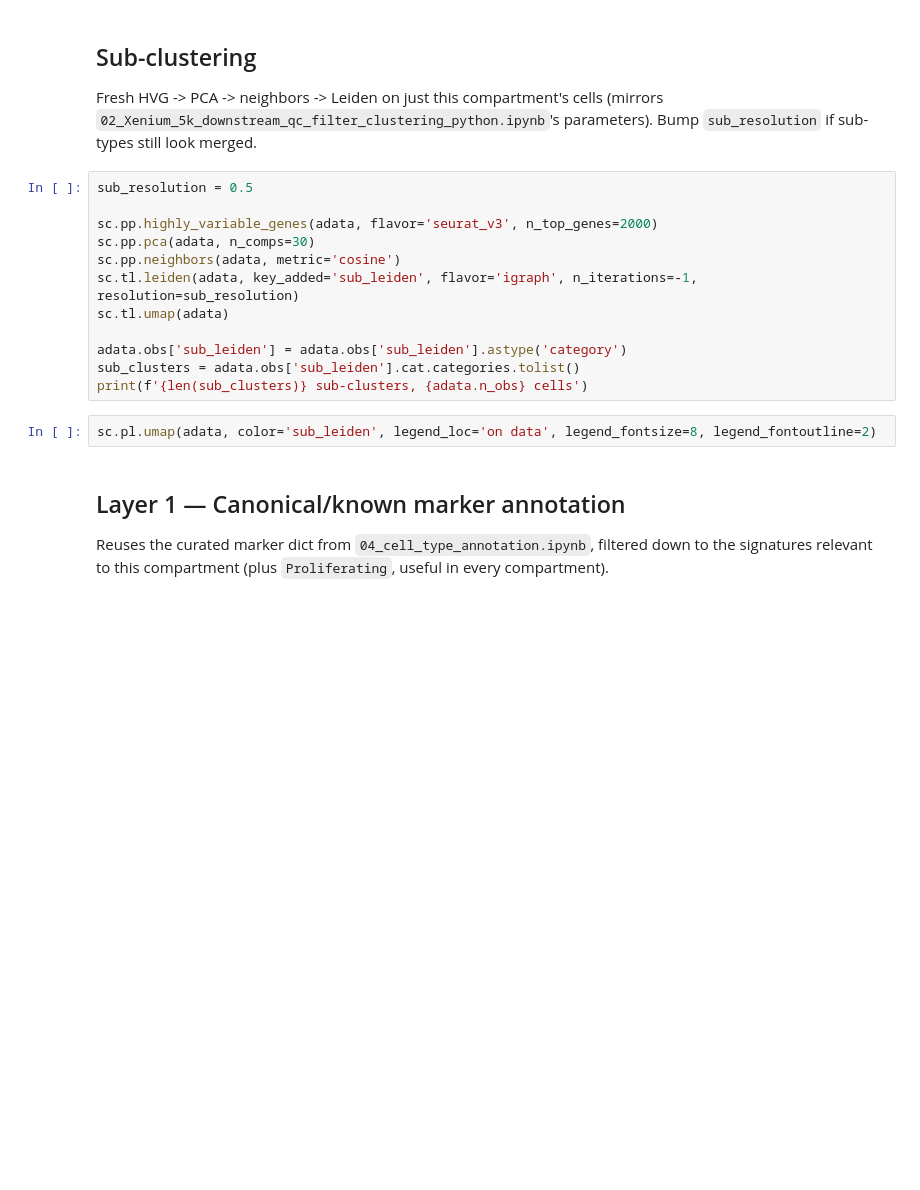
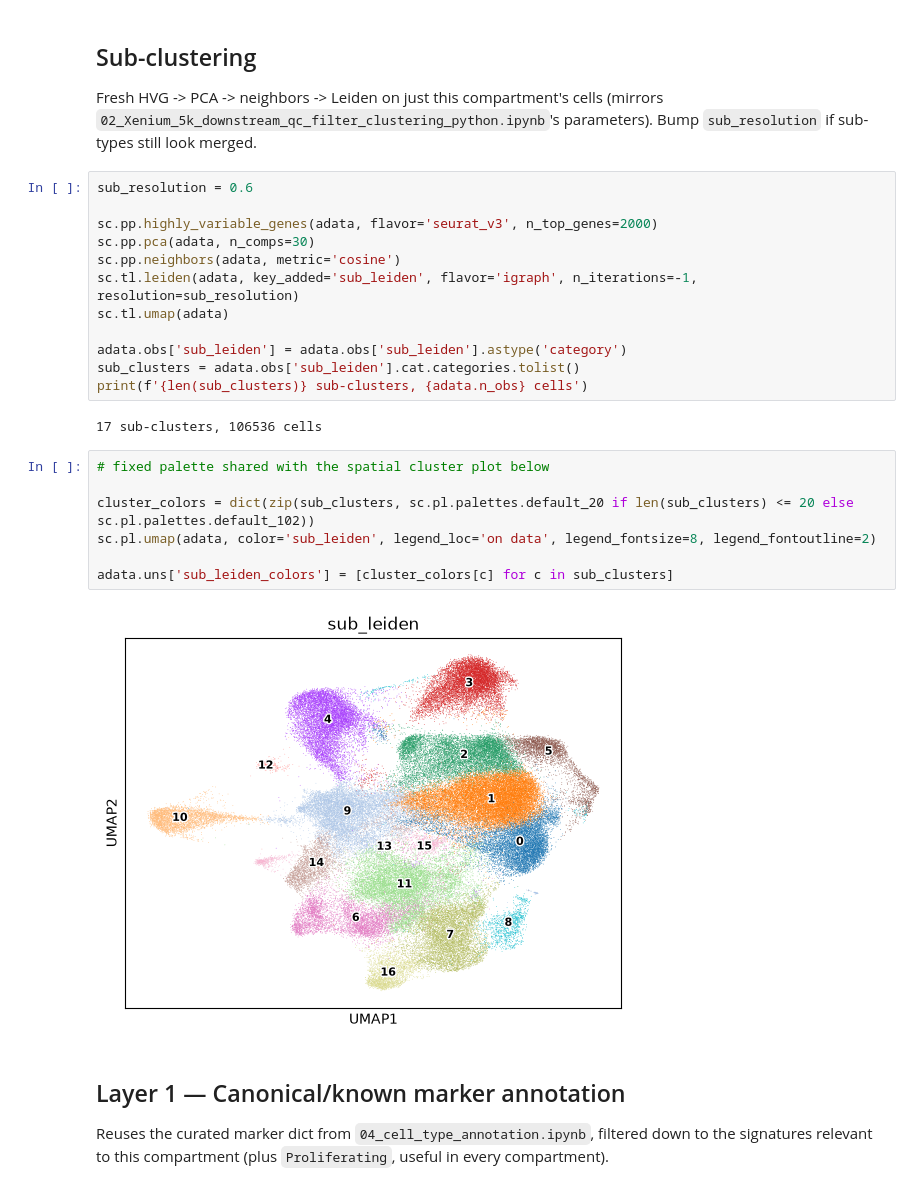
Before and after one commit to khuongduying/xenium_lung, a Jupyter notebook: code/xenium_5k/06_subclustering_immune.ipynb, the cells around one changed output. Drawn from its saved outputs; the diff is of its cells as text; blank space fills up the shorter version.

Commit message:
subcluster analysis for immune and stromal cells

```diff
--- a/code/xenium_5k/06_subclustering_immune.ipynb
+++ b/code/xenium_5k/06_subclustering_immune.ipynb
@@ -39,7 +43,7 @@ print(f'{adata.n_obs} cells in the {GROUP} compartment (of {adata_full.n_obs} to
 
 Fresh HVG -> PCA -> neighbors -> Leiden on just this compartment's cells (mirrors `02_Xenium_5k_downstream_qc_filter_clustering_python.ipynb`'s parameters). Bump `sub_resolution` if sub-types still look merged.
 # %%
-sub_resolution = 0.5
+sub_resolution = 0.6
 
 sc.pp.highly_variable_genes(adata, flavor='seurat_v3', n_top_genes=2000)
 sc.pp.pca(adata, n_comps=30)
@@ -50,8 +54,17 @@ sc.tl.umap(adata)
 adata.obs['sub_leiden'] = adata.obs['sub_leiden'].astype('category')
 sub_clusters = adata.obs['sub_leiden'].cat.categories.tolist()
 print(f'{len(sub_clusters)} sub-clusters, {adata.n_obs} cells')
+# %% [output]
+17 sub-clusters, 106536 cells
 # %%
+# fixed palette shared with the spatial cluster plot below
+
+cluster_colors = dict(zip(sub_clusters, sc.pl.palettes.default_20 if len(sub_clusters) <= 20 else sc.pl.palettes.default_102))
 sc.pl.umap(adata, color='sub_leiden', legend_loc='on data', legend_fontsize=8, legend_fontoutline=2)
+
+adata.uns['sub_leiden_colors'] = [cluster_colors[c] for c in sub_clusters]
+# %% [output]
+[figure, added]
 # %% [markdown]
 ## Layer 1 — Canonical/known marker annotation
 
```
Also changed, not shown: parts of 15 cells of this notebook, 1 other file.
